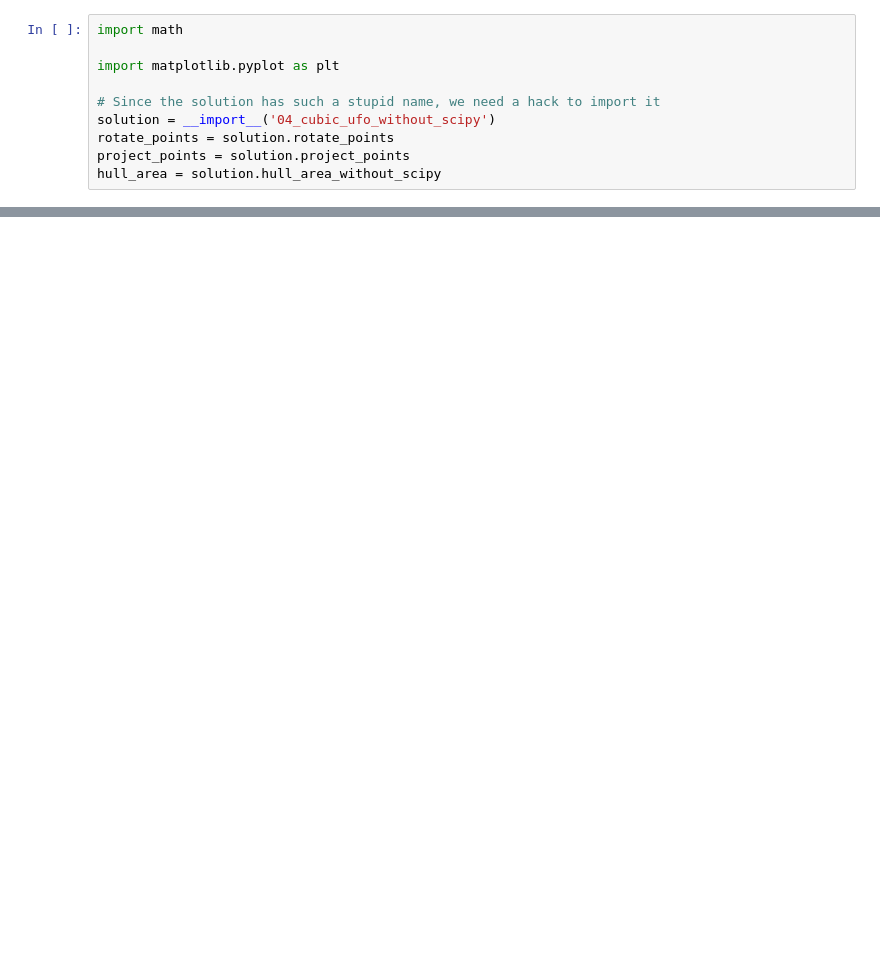
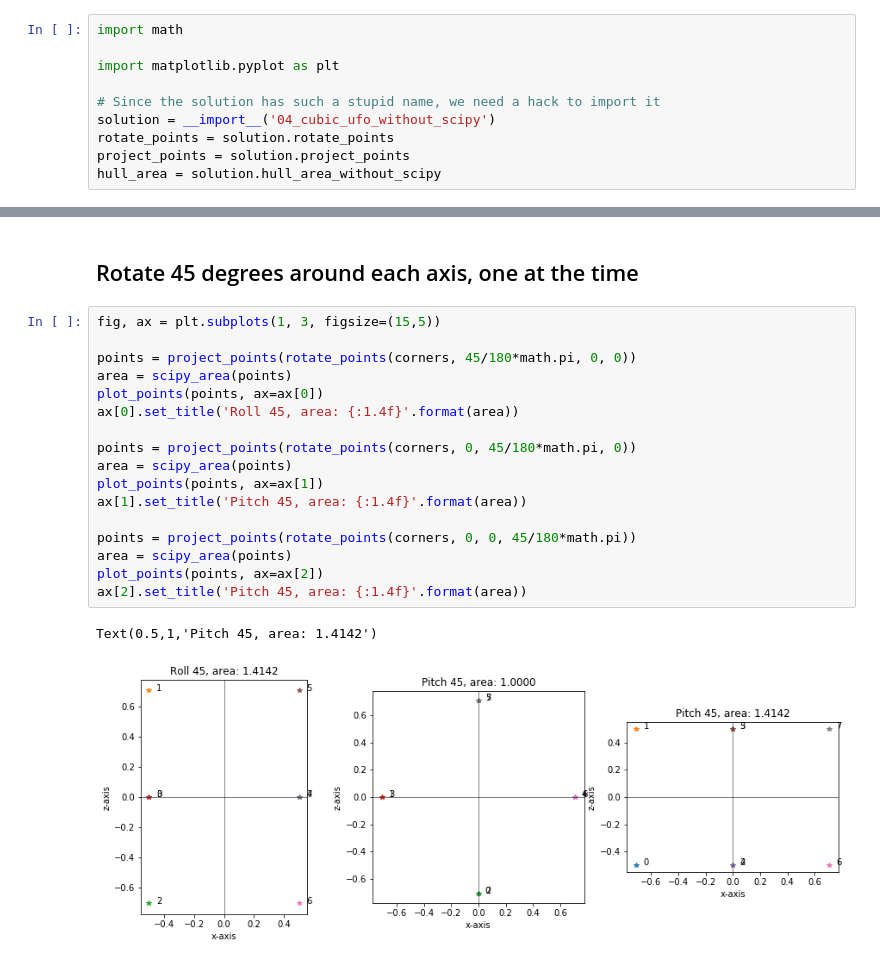
Before and after one commit to marhoy/googleCodeJam, a Jupyter notebook: 2018/qualification_round/Rotating cube.ipynb, the cells around one changed output, grey strips where cells are left out. Saved outputs shown, nothing was run; the diff lists cells and outputs as text; blank space fills up the shorter version.

```diff
--- a/2018/qualification_round/Rotating cube.ipynb
+++ b/2018/qualification_round/Rotating cube.ipynb
@@ -29,0 +51,22 @@ area
+# %% [markdown]
+## Rotate 45 degrees around each axis, one at the time
+# %%
+fig, ax = plt.subplots(1, 3, figsize=(15,5))
+
+points = project_points(rotate_points(corners, 45/180*math.pi, 0, 0))
+area = scipy_area(points)
+plot_points(points, ax=ax[0])
+ax[0].set_title('Roll 45, area: {:1.4f}'.format(area))
+
+points = project_points(rotate_points(corners, 0, 45/180*math.pi, 0))
+area = scipy_area(points)
+plot_points(points, ax=ax[1])
+ax[1].set_title('Pitch 45, area: {:1.4f}'.format(area))
+
+points = project_points(rotate_points(corners, 0, 0, 45/180*math.pi))
+area = scipy_area(points)
+plot_points(points, ax=ax[2])
+ax[2].set_title('Pitch 45, area: {:1.4f}'.format(area))
+# %% [output]
+Text(0.5,1,'Pitch 45, area: 1.4142')
+[figure, added]
```
Also changed, not shown: parts of 35 cells of this notebook.
